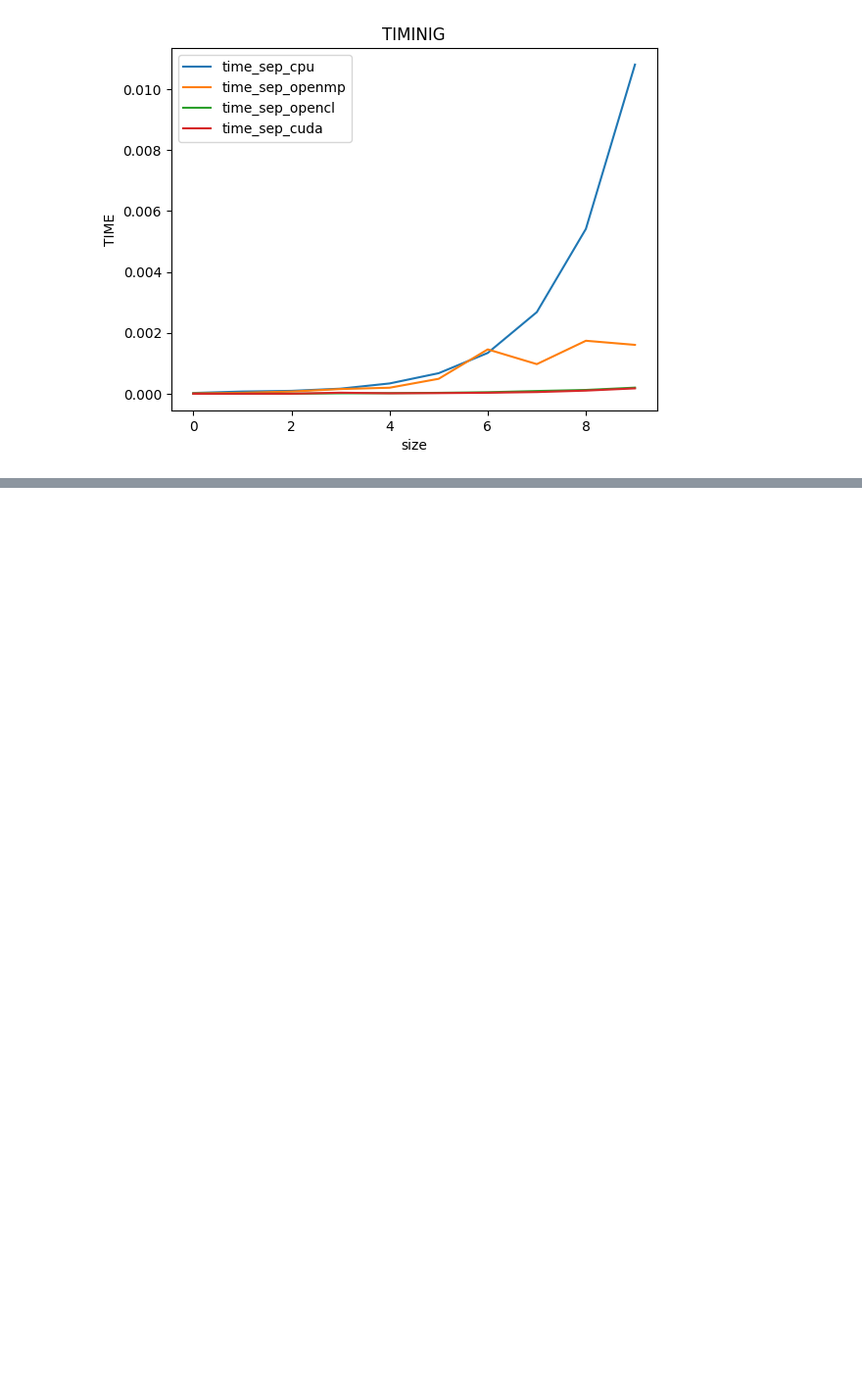
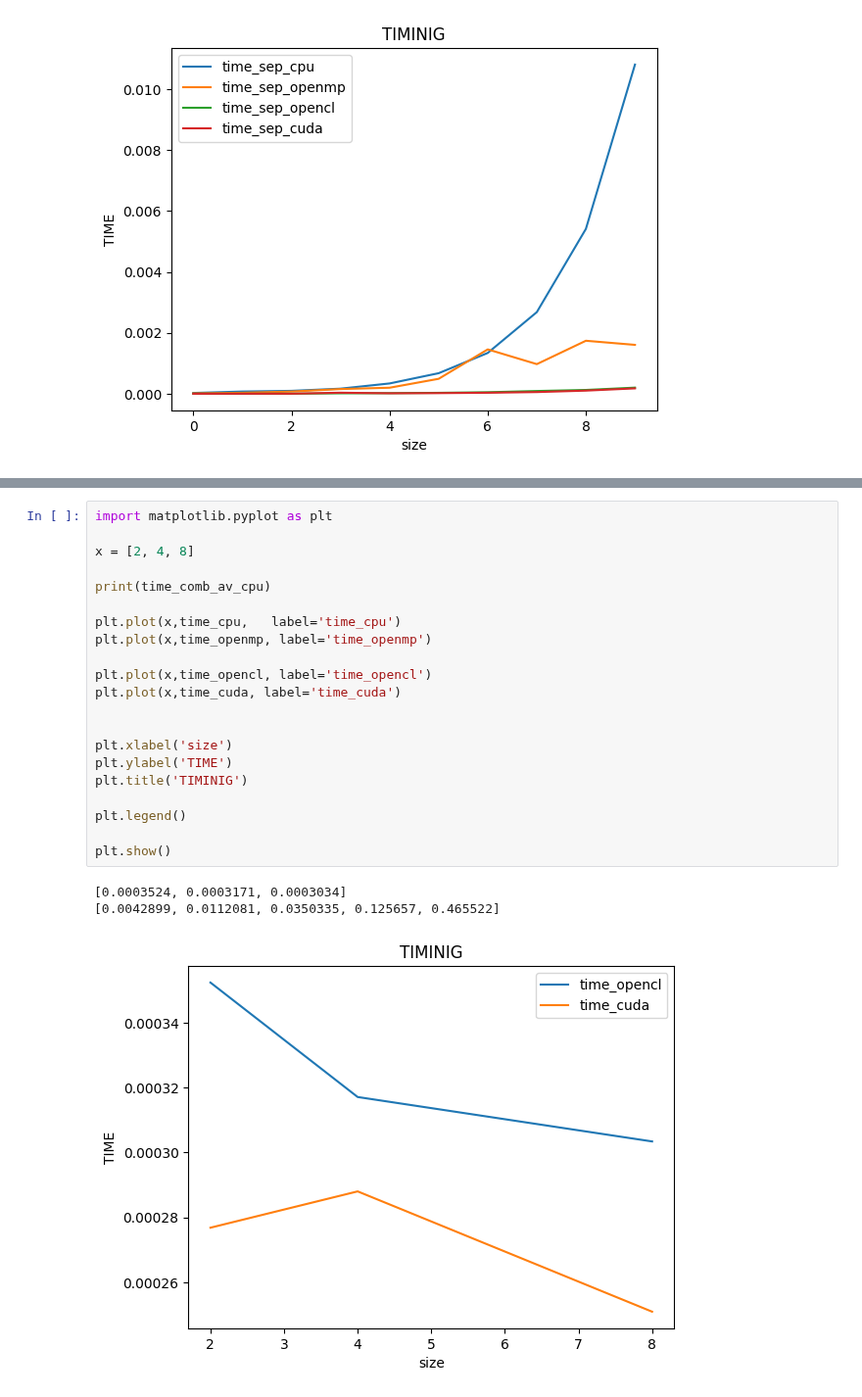
Before and after one commit to beanaas/GPU_stuff, a Jupyter notebook: Lab3/sum.ipynb, the cells around one changed output, grey strips where cells are left out. Shown at 98% size. Saved outputs shown, nothing was run; the diff lists cells and outputs as text; blank space fills up the shorter version.

```diff
--- a/Lab3/sum.ipynb
+++ b/Lab3/sum.ipynb
@@ -138,0 +162,25 @@ plt.show()
+# %%
+import matplotlib.pyplot as plt
+
+x = [2, 4, 8]
+
+print(time_comb_av_cpu)
+
+plt.plot(x,time_cpu,   label='time_cpu')
+plt.plot(x,time_openmp, label='time_openmp')
+
+plt.plot(x,time_opencl, label='time_opencl')
+plt.plot(x,time_cuda, label='time_cuda')
+
+
+plt.xlabel('size')
+plt.ylabel('TIME')
+plt.title('TIMINIG')
+
+plt.legend()
+
+plt.show()
+# %% [output]
+[0.0003524, 0.0003171, 0.0003034]
+[0.0042899, 0.0112081, 0.0350335, 0.125657, 0.465522]
+[figure, added]
```
Also changed, not shown: parts of 3 cells of this notebook, 32 other files.
